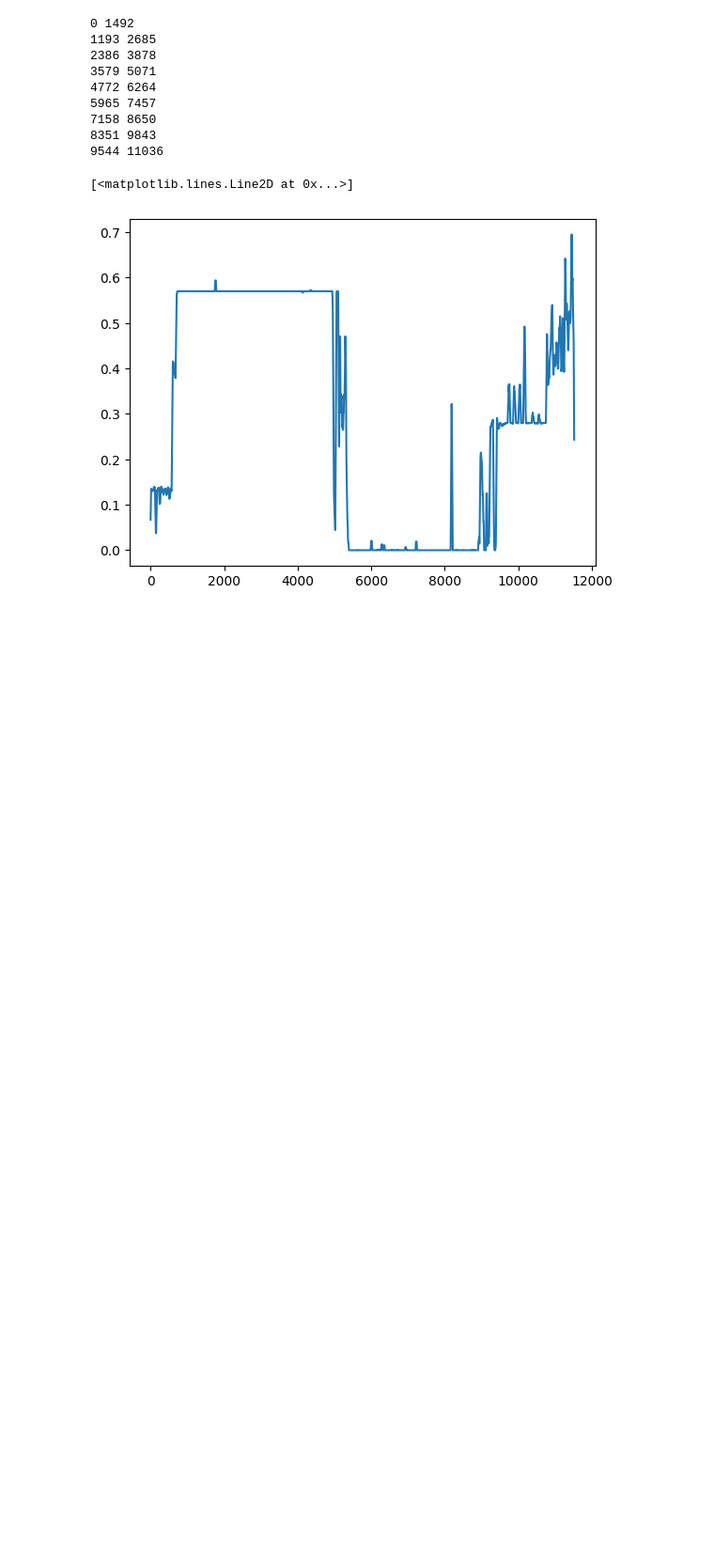
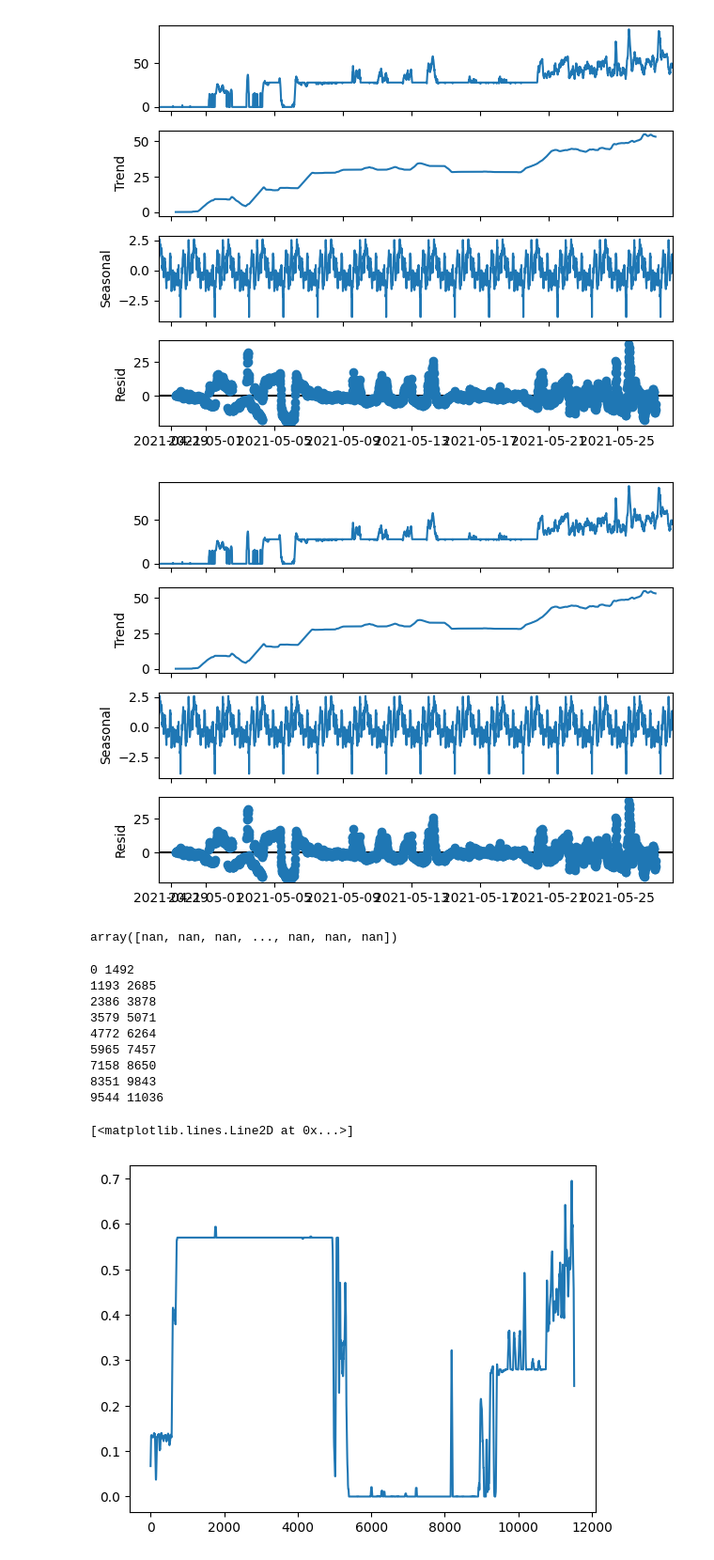
Before and after one commit to arkiven4/tinymonitor-web, a Jupyter notebook: try1.ipynb, the cells around one changed output. Shown at 94% size. Cells and saved outputs as stored; diff of their text form; code cells hidden in the pictures; blank space fills up the shorter version.

```diff
--- a/try1.ipynb
+++ b/try1.ipynb
@@ -134,7 +180,7 @@ from sklearn.linear_model import LinearRegression
 from sklearn.decomposition import PCA
 # %%
 end_date = "2021-05-28T05:55:00"
-start_date = "2021-01-28T06:10:00"
+start_date = "2021-04-28T06:10:00"
 
 severity_trending_datas = fetch_between_dates(start_date, end_date, "db/severity_trendings.db", "severity_trendings")
 sensor_datas = fetch_between_dates(start_date, end_date, "db/severity_trendings.db", "original_sensor")
@@ -143,10 +189,10 @@ data_timestamp = sensor_datas[:, 1]
 severity_trending_datas = severity_trending_datas[:, 2:].astype(float)
 sensor_datas = sensor_datas[:, 2:].astype(float)
 
-window_size = 30
-kernel = np.ones(window_size) / window_size
+# window_size = 30
+# kernel = np.ones(window_size) / window_size
 
-severity_trending_datas = (severity_trending_datas - 0) / (100 - 0 )
+# #severity_trending_datas = (severity_trending_datas - 0) / (100 - 0 )
 
-for i in range(len(feature_set)):
-    severity_trending_datas[:, i] = np.convolve(severity_trending_datas[:, i], kernel, mode='same')
+# for i in range(len(feature_set)):
+#     severity_trending_datas[:, i] = np.convolve(severity_trending_datas[:, i], kernel, mode='same')
@@ -153,3 +201,17 @@ for i in range(len(feature_set)):
+# %%
+datetime_index = pd.to_datetime(data_timestamp)
+series = pd.Series(severity_trending_datas[:, 8], index=datetime_index)
+series = series.asfreq('15min')
+
+result = seasonal_decompose(series, model='additive', period=96 * 2)
+result.plot()
+# %% [output]
+[figure, added]
+[figure, added]
+# %%
+np.array(result.trend)
+# %% [output]
+array([nan, nan, nan, ..., nan, nan, nan])
 # %%
 import numpy as np
 from scipy.stats import skew, kurtosis
```
Also changed, not shown: parts of 2 cells of this notebook, 1 other file.
